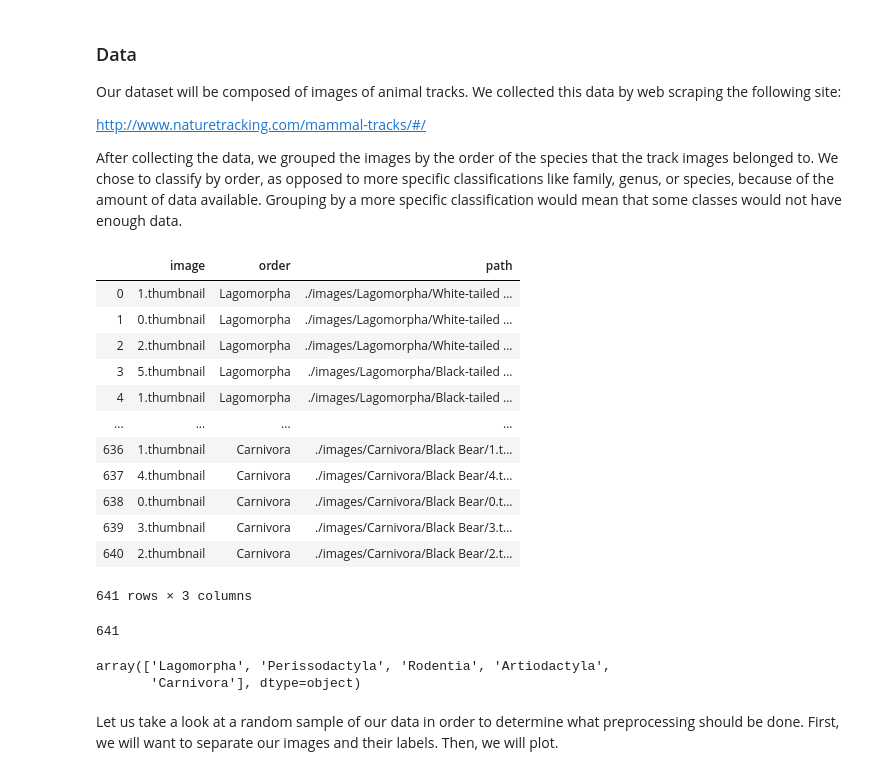
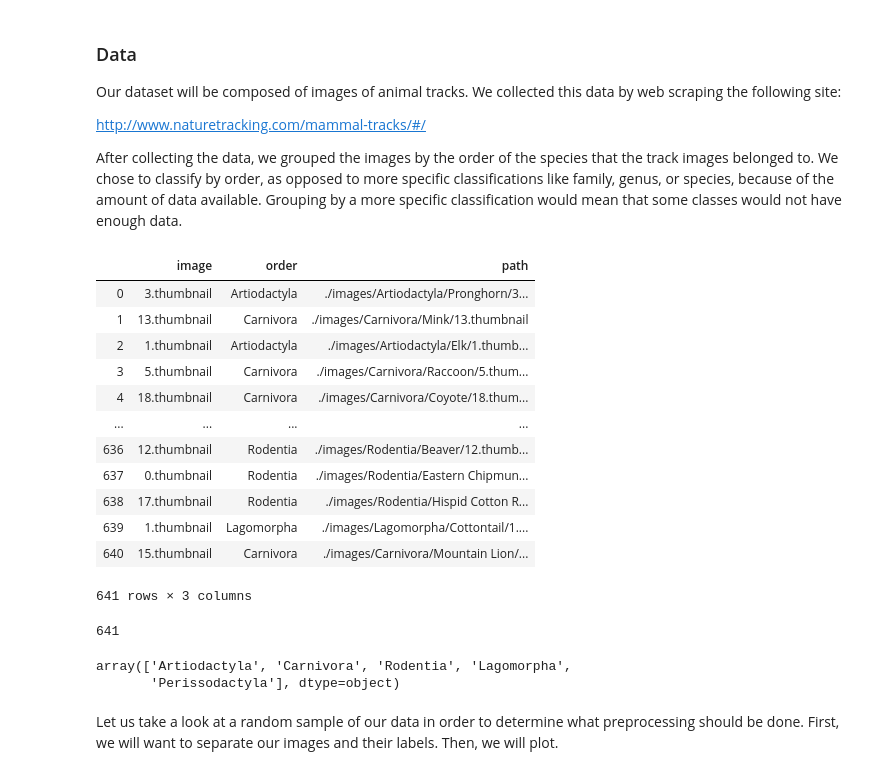
Before and after one commit to BonaventureR/CNN-AnimalTracks, a Jupyter notebook: Animal_Track_Classification.ipynb, the cells around one changed output. Cells and saved outputs as stored; diff of their text form; code cells hidden in the pictures.

```diff
--- a/Animal_Track_Classification.ipynb
+++ b/Animal_Track_Classification.ipynb
@@ -58,34 +58,35 @@ from sklearn.model_selection import train_test_split
 # %%
 # Load data
 path = os.listdir("./images")
 labels = []
 images = []
 plotting_images = []
 for folder in path:
     order_path = os.listdir("./images/" + folder)
     for subfolder in order_path:
         image_path = os.listdir("./images/" + folder + "/" + subfolder)
         for image in image_path:
             labels.append(folder)
             plotting_images.append('./images/' + folder + "/"+ subfolder + "/" + image)
             images.append(image)
 labels = np.array(labels)
 images = np.array(images)
 df = pd.DataFrame({'image':images, 'order':labels, 'path':plotting_images})
+df = df.sample(frac=1).reset_index(drop=True)
 df
 # %% [output]
 |  | image | order | path |
-| 0 | 1.thumbnail | Lagomorpha | ./images/Lagomorpha/White-tailed ... |
-| 1 | 0.thumbnail | Lagomorpha | ./images/Lagomorpha/White-tailed ... |
-| 2 | 2.thumbnail | Lagomorpha | ./images/Lagomorpha/White-tailed ... |
-| 3 | 5.thumbnail | Lagomorpha | ./images/Lagomorpha/Black-tailed ... |
-| 4 | 1.thumbnail | Lagomorpha | ./images/Lagomorpha/Black-tailed ... |
+| 0 | 3.thumbnail | Artiodactyla | ./images/Artiodactyla/Pronghorn/3... |
+| 1 | 13.thumbnail | Carnivora | ./images/Carnivora/Mink/13.thumbnail |
+| 2 | 1.thumbnail | Artiodactyla | ./images/Artiodactyla/Elk/1.thumb... |
+| 3 | 5.thumbnail | Carnivora | ./images/Carnivora/Raccoon/5.thum... |
+| 4 | 18.thumbnail | Carnivora | ./images/Carnivora/Coyote/18.thum... |
 | ... | ... | ... | ... |
-| 636 | 1.thumbnail | Carnivora | ./images/Carnivora/Black Bear/1.t... |
-| 637 | 4.thumbnail | Carnivora | ./images/Carnivora/Black Bear/4.t... |
-| 638 | 0.thumbnail | Carnivora | ./images/Carnivora/Black Bear/0.t... |
-| 639 | 3.thumbnail | Carnivora | ./images/Carnivora/Black Bear/3.t... |
-| 640 | 2.thumbnail | Carnivora | ./images/Carnivora/Black Bear/2.t... |
+| 636 | 12.thumbnail | Rodentia | ./images/Rodentia/Beaver/12.thumb... |
+| 637 | 0.thumbnail | Rodentia | ./images/Rodentia/Eastern Chipmun... |
+| 638 | 17.thumbnail | Rodentia | ./images/Rodentia/Hispid Cotton R... |
+| 639 | 1.thumbnail | Lagomorpha | ./images/Lagomorpha/Cottontail/1.... |
+| 640 | 15.thumbnail | Carnivora | ./images/Carnivora/Mountain Lion/... |
 641 rows × 3 columns
 # %%
 print(len(df['image']))
@@ -93,8 +94,8 @@ num_order = len(df['order'].unique())
 df['order'].unique()
 # %% [output]
 641
-array(['Lagomorpha', 'Perissodactyla', 'Rodentia', 'Artiodactyla',
-       'Carnivora'], dtype=object)
+array(['Artiodactyla', 'Carnivora', 'Rodentia', 'Lagomorpha',
+       'Perissodactyla'], dtype=object)
 # %% [markdown]
 Let us take a look at a random sample of our data in order to determine what preprocessing should be done. First, we will want to separate our images and their labels. Then, we will plot.
 # %%
```
Also changed, not shown: parts of 6 cells of this notebook.
